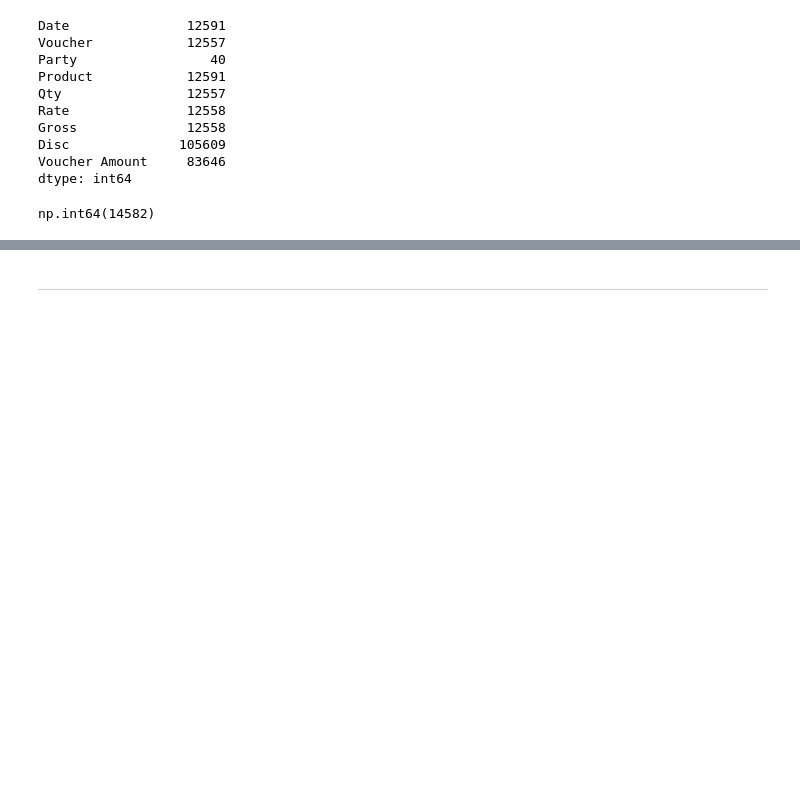
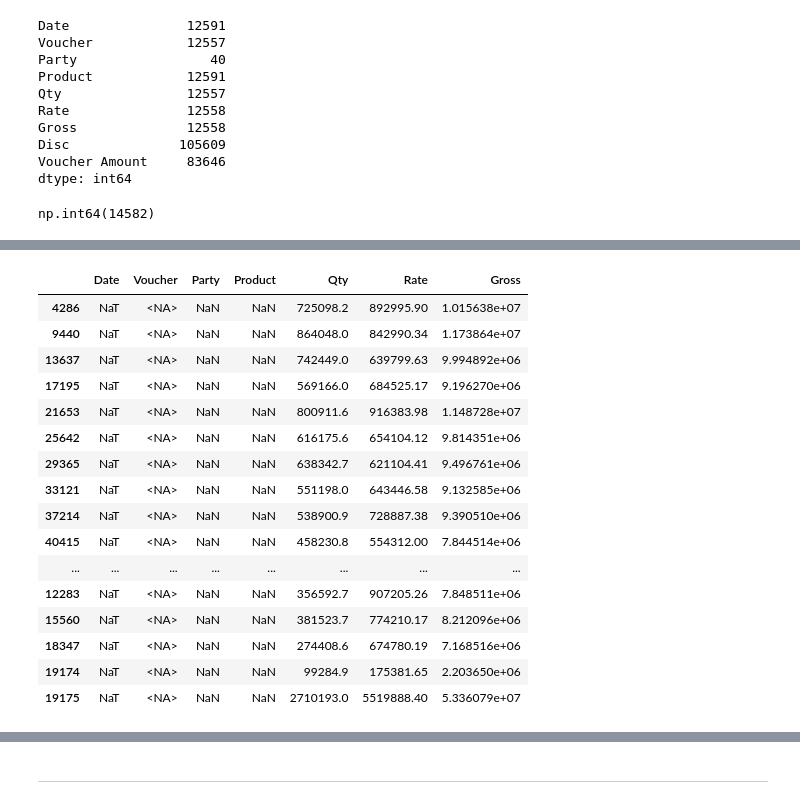
Before and after one commit to deringirish/Data-Science-Learning-in-PROITBRIDGE, a Jupyter notebook: 1_Python/Chapter_4_Python_for_Data_Analysis/task_2.ipynb, the cells around one changed output, grey strips where cells are left out. Saved outputs shown, nothing was run; the diff lists cells and outputs as text; code cells hidden in the pictures; blank space fills up the shorter version.

```diff
--- a/1_Python/Chapter_4_Python_for_Data_Analysis/task_2.ipynb
+++ b/1_Python/Chapter_4_Python_for_Data_Analysis/task_2.ipynb
@@ -218 +224,21 @@ full_sales_data.shape
+# %%
+full_sales_data[(full_sales_data.Party.isna())]
+# %% [output]
+|  | Date | Voucher | Party | Product | Qty | Rate | Gross |
+| 4286 | NaT | <NA> | NaN | NaN | 725098.2 | 892995.90 | 1.015638e+07 |
+| 9440 | NaT | <NA> | NaN | NaN | 864048.0 | 842990.34 | 1.173864e+07 |
+| 13637 | NaT | <NA> | NaN | NaN | 742449.0 | 639799.63 | 9.994892e+06 |
+| 17195 | NaT | <NA> | NaN | NaN | 569166.0 | 684525.17 | 9.196270e+06 |
+| 21653 | NaT | <NA> | NaN | NaN | 800911.6 | 916383.98 | 1.148728e+07 |
+| 25642 | NaT | <NA> | NaN | NaN | 616175.6 | 654104.12 | 9.814351e+06 |
+| 29365 | NaT | <NA> | NaN | NaN | 638342.7 | 621104.41 | 9.496761e+06 |
+| 33121 | NaT | <NA> | NaN | NaN | 551198.0 | 643446.58 | 9.132585e+06 |
+| 37214 | NaT | <NA> | NaN | NaN | 538900.9 | 728887.38 | 9.390510e+06 |
+| 40415 | NaT | <NA> | NaN | NaN | 458230.8 | 554312.00 | 7.844514e+06 |
+| ... | ... | ... | ... | ... | ... | ... | ... |
+| 12283 | NaT | <NA> | NaN | NaN | 356592.7 | 907205.26 | 7.848511e+06 |
+| 15560 | NaT | <NA> | NaN | NaN | 381523.7 | 774210.17 | 8.212096e+06 |
+| 18347 | NaT | <NA> | NaN | NaN | 274408.6 | 674780.19 | 7.168516e+06 |
+| 19174 | NaT | <NA> | NaN | NaN | 99284.9 | 175381.65 | 2.203650e+06 |
+| 19175 | NaT | <NA> | NaN | NaN | 2710193.0 | 5519888.40 | 5.336079e+07 |
 # %%
```
Also changed, not shown: parts of 30 cells of this notebook, 2 other files.
